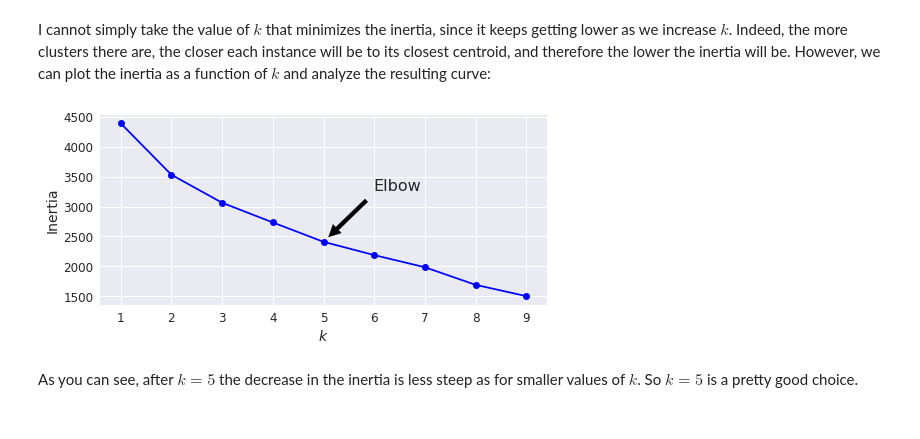
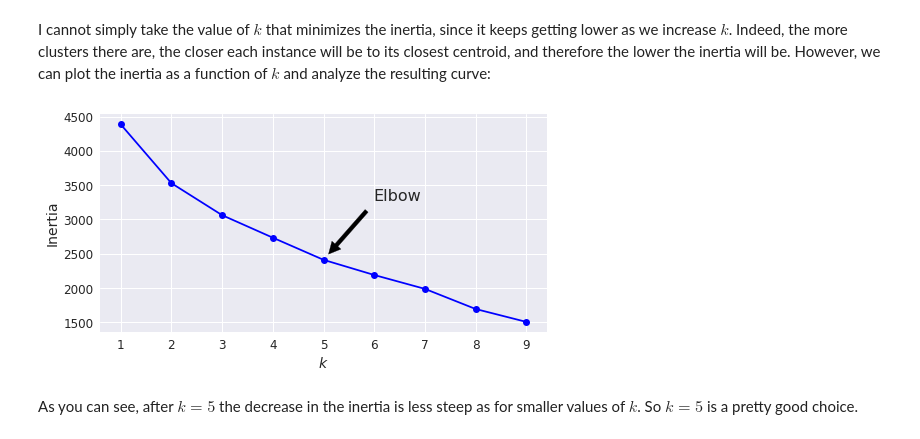
Before and after one commit to georchat/airbnb-listings-recommender, a Jupyter notebook: DP0701EN-Capstone-Project-Notebook.ipynb, the cells around one changed output. Cells and saved outputs as stored; diff of their text form; code cells hidden in the pictures.

```diff
--- a/DP0701EN-Capstone-Project-Notebook.ipynb
+++ b/DP0701EN-Capstone-Project-Notebook.ipynb
@@ -879,20 +879,20 @@ inertias = [model.inertia_ for model in kmeans_per_k]
 # %% [markdown]
 I cannot simply take the value of $k$ that minimizes the inertia, since it keeps getting lower as we increase $k$. Indeed, the more clusters there are, the closer each instance will be to its closest centroid, and therefore the lower the inertia will be. However, we can plot the inertia as a function of $k$ and analyze the resulting curve:
 # %%
-plt.figure(figsize=(8, 3.5))
+plt.figure(figsize=(8, 4))
 plt.plot(range(1, 10), inertias, "bo-")
 plt.xlabel("$k$", fontsize=14)
 plt.ylabel("Inertia", fontsize=14)
 plt.annotate('Elbow',
              xy=(5, inertias[4]),
              xytext=(0.65, 0.65),
              textcoords='figure fraction',
              fontsize=16,
              arrowprops=dict(facecolor='black', shrink=0.1)
             )
 plt.show()
 # %% [output]
-[figure, old version]
+[figure, new version]
 # %% [markdown]
 As you can see, after $k=5$ the decrease in the inertia is less steep as for smaller values of $k$. So $k=5$ is a pretty good choice.
 # %% [markdown]
```
Also changed, not shown: parts of 2 cells of this notebook.
